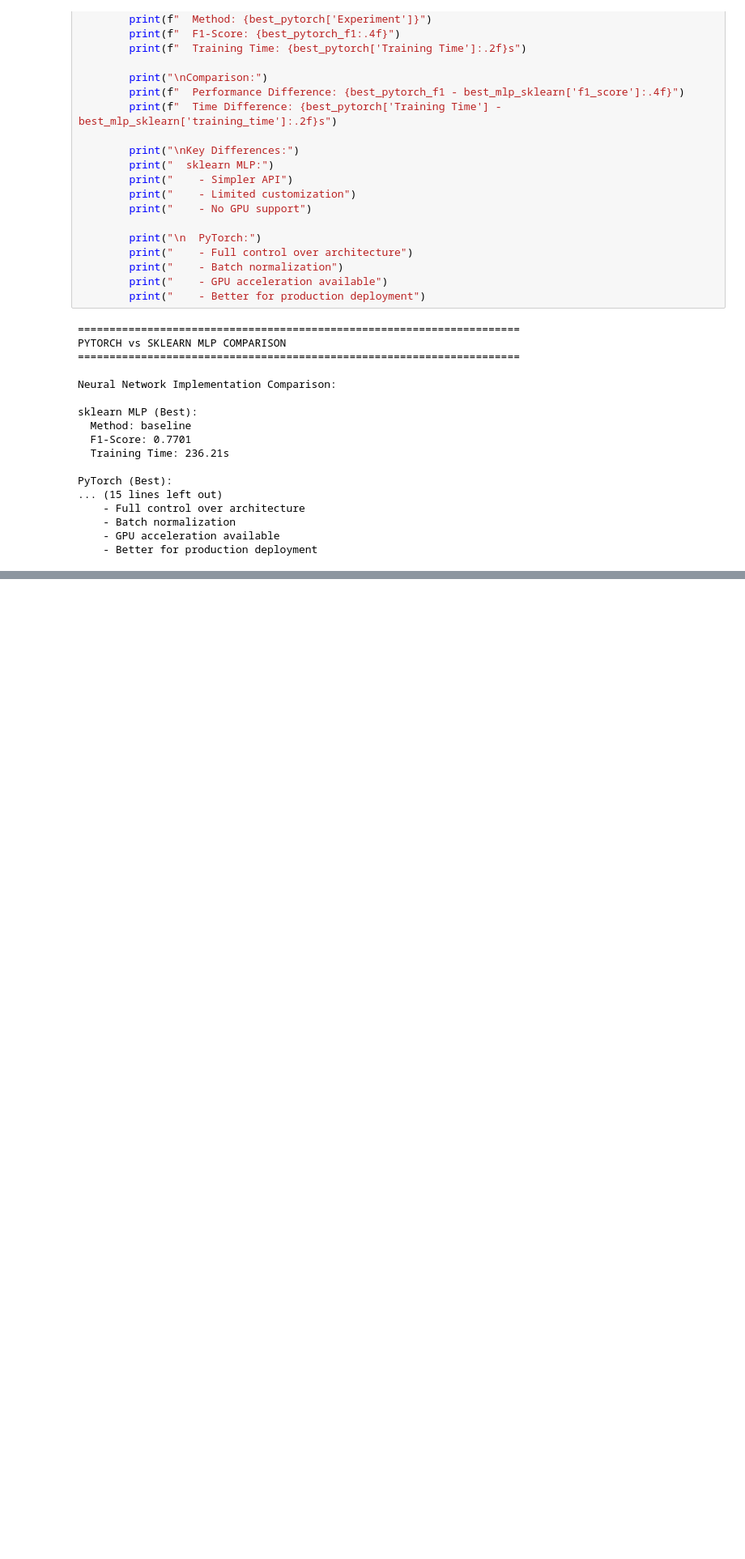
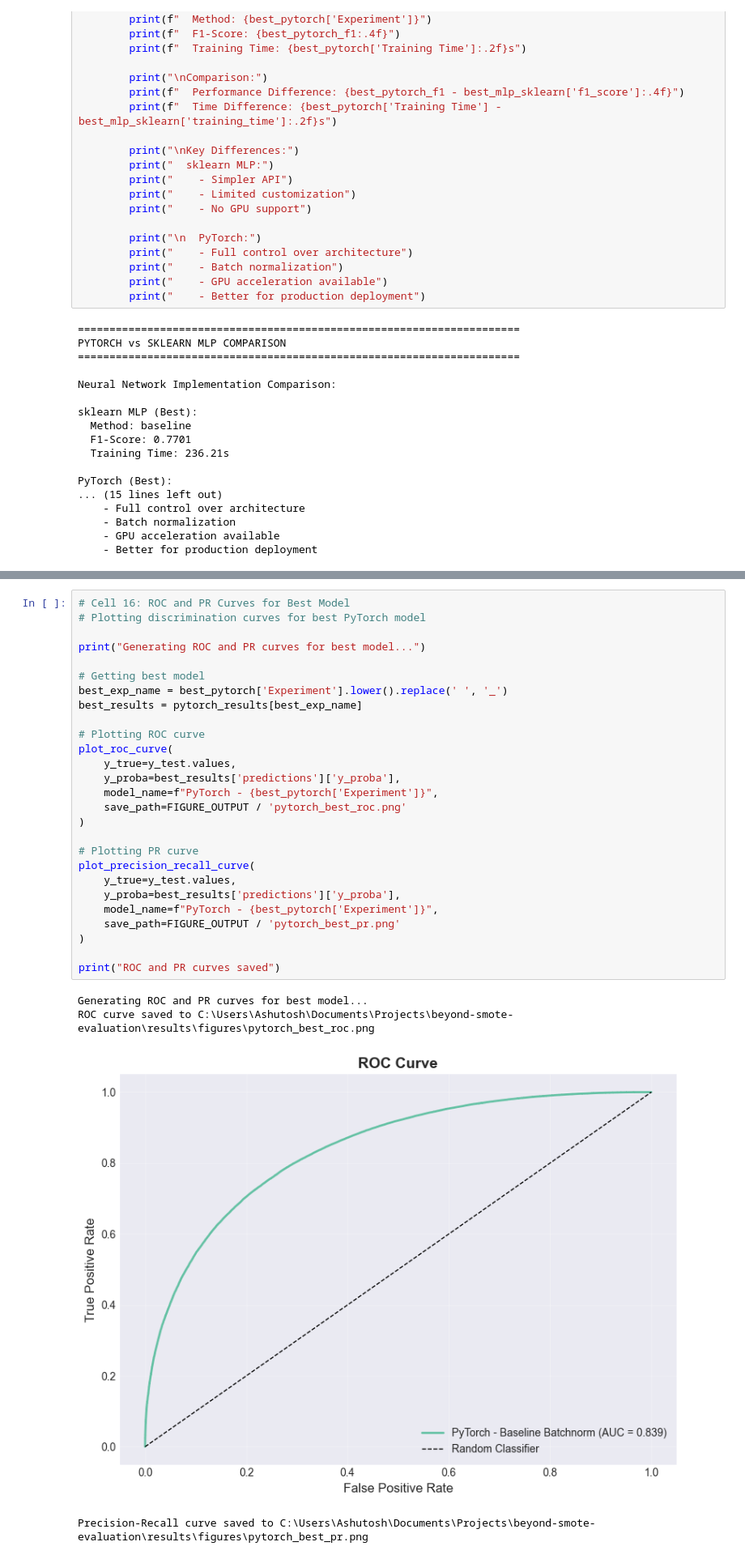
Before and after one commit to ashu-tagore/beyond_smote_evaluation, a Jupyter notebook: notebooks/05_Pytorch_Models.ipynb, the cells around one changed output, grey strips where cells are left out. Shown: that part at 81% size. Cells and saved outputs as stored; diff of their text form; blank space fills up the shorter version.

```diff
--- a/notebooks/05_Pytorch_Models.ipynb
+++ b/notebooks/05_Pytorch_Models.ipynb
@@ -1000,0 +1039,32 @@ PyTorch (Best):
+# %%
+# Cell 16: ROC and PR Curves for Best Model
+# Plotting discrimination curves for best PyTorch model
+
+print("Generating ROC and PR curves for best model...")
+
+# Getting best model
+best_exp_name = best_pytorch['Experiment'].lower().replace(' ', '_')
+best_results = pytorch_results[best_exp_name]
+
+# Plotting ROC curve
+plot_roc_curve(
+    y_true=y_test.values,
+    y_proba=best_results['predictions']['y_proba'],
+    model_name=f"PyTorch - {best_pytorch['Experiment']}",
+    save_path=FIGURE_OUTPUT / 'pytorch_best_roc.png'
+)
+
+# Plotting PR curve
+plot_precision_recall_curve(
+    y_true=y_test.values,
+    y_proba=best_results['predictions']['y_proba'],
+    model_name=f"PyTorch - {best_pytorch['Experiment']}",
+    save_path=FIGURE_OUTPUT / 'pytorch_best_pr.png'
+)
+
+print("ROC and PR curves saved")
+# %% [output]
+Generating ROC and PR curves for best model...
+ROC curve saved to C:\Users\Ashutosh\Documents\Projects\beyond-smote-evaluation\results\figures\pytorch_best_roc.png
+[figure, added]
+Precision-Recall curve saved to C:\Users\Ashutosh\Documents\Projects\beyond-smote-evaluation\results\figures\pytorch_best_pr.png
```
Also changed, not shown: parts of 6 cells of this notebook, 1 other file.
